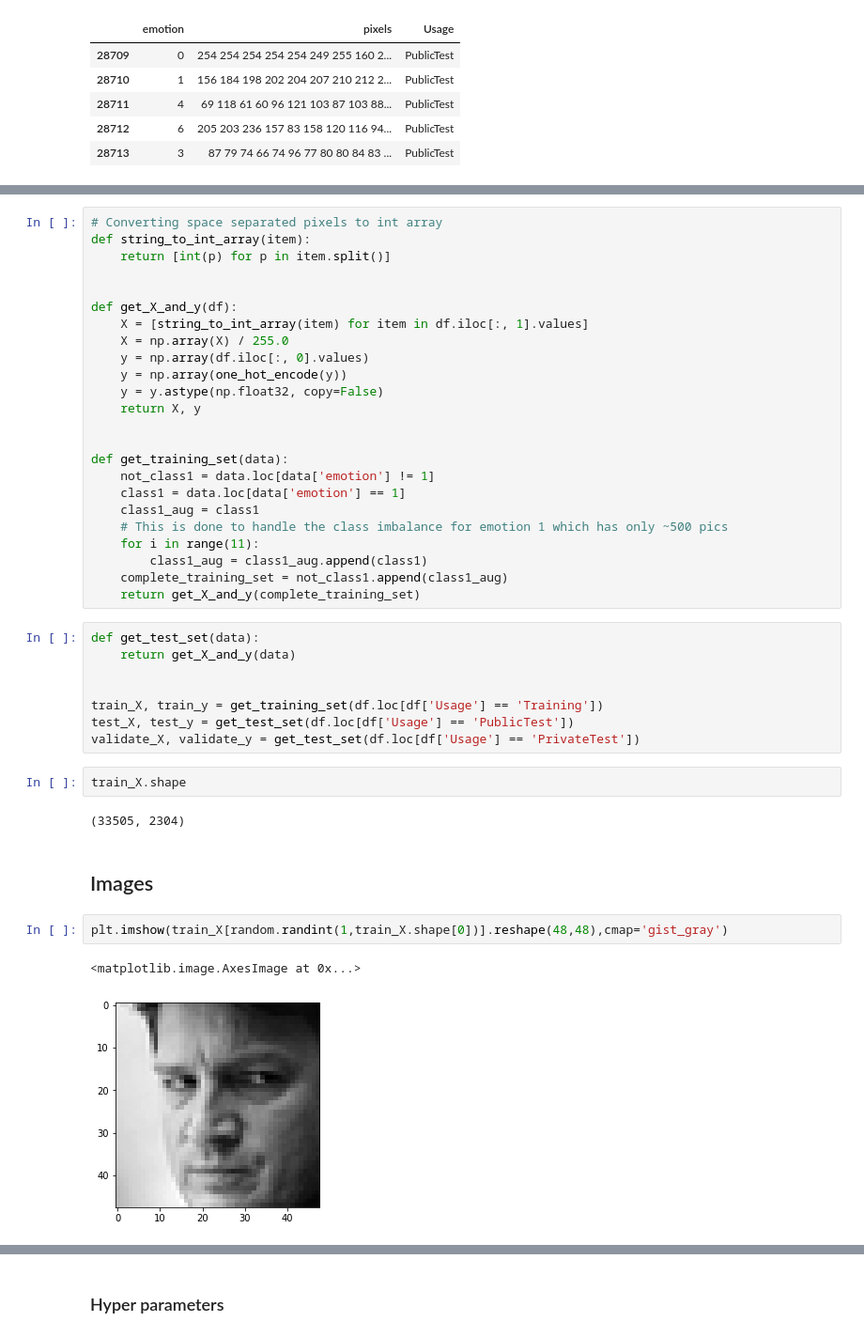
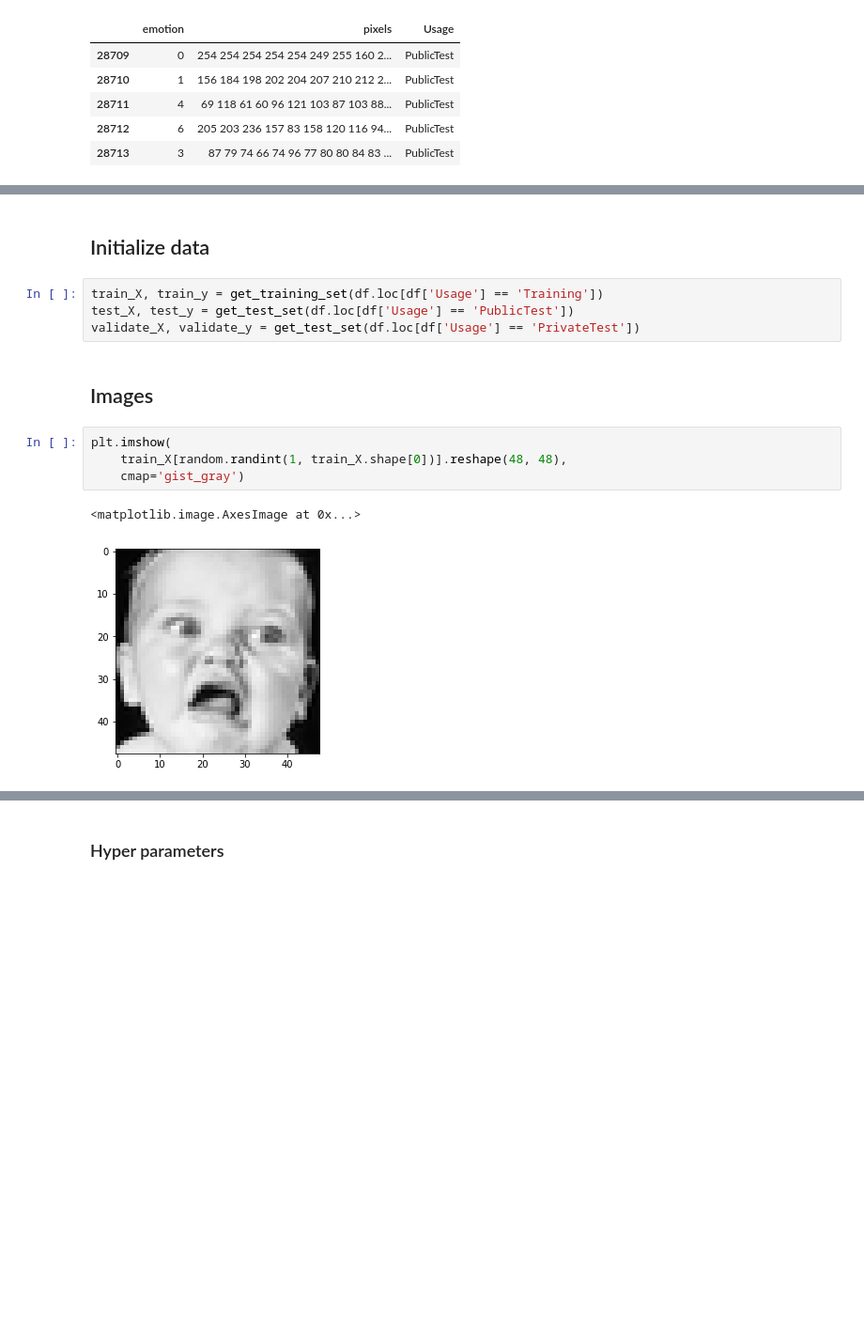
Before and after one commit to ashwanikumar04/udacity-mlnd-capstone, a Jupyter notebook: facial-expression.ipynb, the cells around one changed output, grey strips where cells are left out. Shown: that part at 94% size. Cells and saved outputs as stored; diff of their text form; blank space fills up the shorter version.

```diff
--- a/facial-expression.ipynb
+++ b/facial-expression.ipynb
@@ -65,44 +60,16 @@ df.loc[df['Usage'] == 'PublicTest'].head(5)
-# %%
-# Converting space separated pixels to int array
-def string_to_int_array(item):
-    return [int(p) for p in item.split()]
-
-
-def get_X_and_y(df):
-    X = [string_to_int_array(item) for item in df.iloc[:, 1].values]
-    X = np.array(X) / 255.0
-    y = np.array(df.iloc[:, 0].values)
-    y = np.array(one_hot_encode(y))
-    y = y.astype(np.float32, copy=False)
-    return X, y
-
-
-def get_training_set(data):
-    not_class1 = data.loc[data['emotion'] != 1]
-    class1 = data.loc[data['emotion'] == 1]
-    class1_aug = class1
-    # This is done to handle the class imbalance for emotion 1 which has only ~500 pics
-    for i in range(11):
-        class1_aug = class1_aug.append(class1)
-    complete_training_set = not_class1.append(class1_aug)
-    return get_X_and_y(complete_training_set)
+# %% [markdown]
+## Initialize data
 # %%
-def get_test_set(data):
-    return get_X_and_y(data)
-
-
 train_X, train_y = get_training_set(df.loc[df['Usage'] == 'Training'])
 test_X, test_y = get_test_set(df.loc[df['Usage'] == 'PublicTest'])
 validate_X, validate_y = get_test_set(df.loc[df['Usage'] == 'PrivateTest'])
-# %%
-train_X.shape
-# %% [output]
-(33505, 2304)
 # %% [markdown]
 ## Images
 # %%
-plt.imshow(train_X[random.randint(1,train_X.shape[0])].reshape(48,48),cmap='gist_gray')
+plt.imshow(
+    train_X[random.randint(1, train_X.shape[0])].reshape(48, 48),
+    cmap='gist_gray')
 # %% [output]
 <matplotlib.image.AxesImage at 0x...>
-[figure, old version]
+[figure, new version]
 # %%
```
Also changed, not shown: parts of 34 cells of this notebook, 2 other files.
